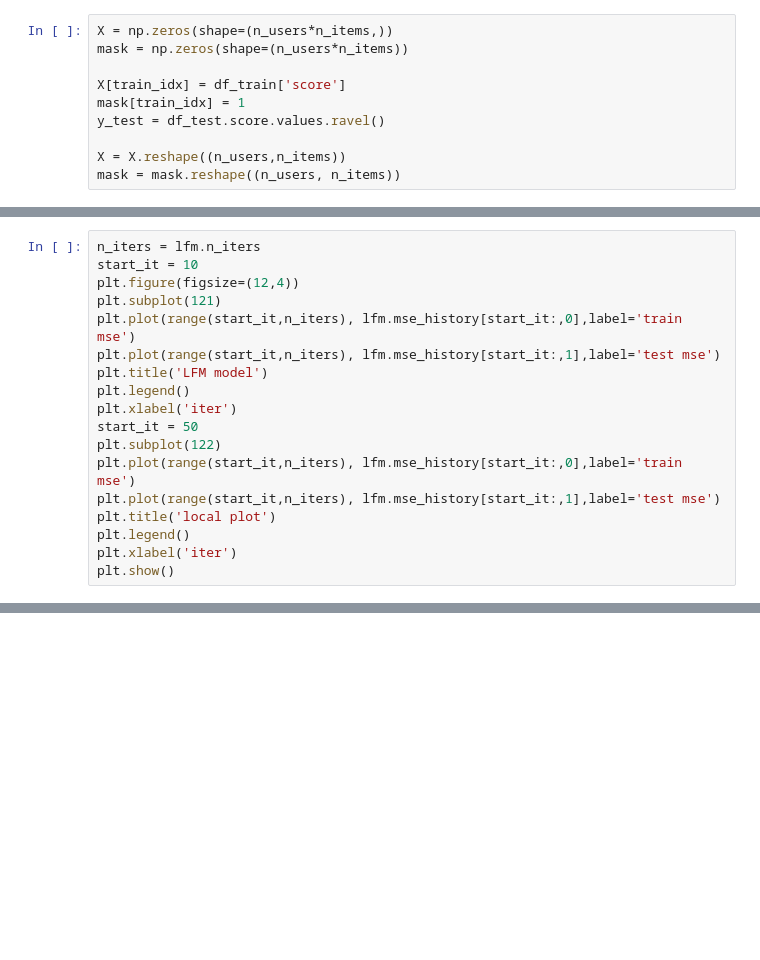
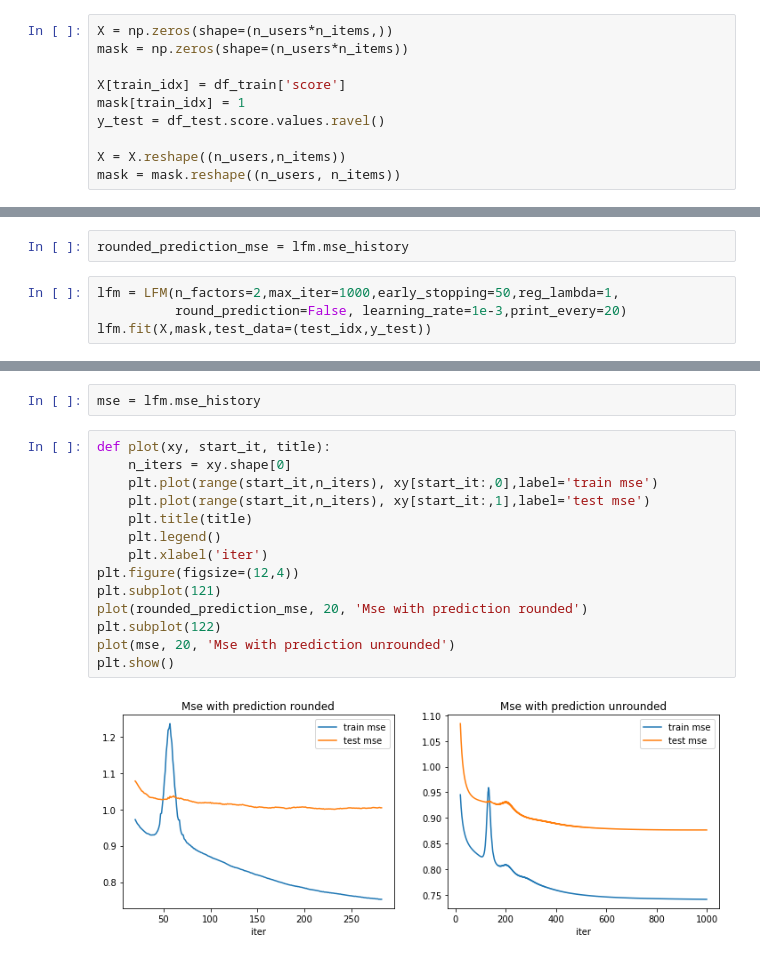
Before and after one commit to panjianning/TutorML, a Jupyter notebook: lfm_movielens.ipynb, the cells around one changed output, grey strips where cells are left out. Drawn from its saved outputs; the diff is of its cells as text; blank space fills up the shorter version.

```diff
--- a/lfm_movielens.ipynb
+++ b/lfm_movielens.ipynb
@@ -71,18 +68,0 @@ lfm.fit(X,mask,test_data=(test_idx,y_test))
-# %%
-n_iters = lfm.n_iters
-start_it = 10
-plt.figure(figsize=(12,4))
-plt.subplot(121)
-plt.plot(range(start_it,n_iters), lfm.mse_history[start_it:,0],label='train mse')
-plt.plot(range(start_it,n_iters), lfm.mse_history[start_it:,1],label='test mse')
-plt.title('LFM model')
-plt.legend()
-plt.xlabel('iter')
-start_it = 50
-plt.subplot(122)
-plt.plot(range(start_it,n_iters), lfm.mse_history[start_it:,0],label='train mse')
-plt.plot(range(start_it,n_iters), lfm.mse_history[start_it:,1],label='test mse')
-plt.title('local plot')
-plt.legend()
-plt.xlabel('iter')
-plt.show()
@@ -90,0 +69,6 @@ plt.show()
+# %%
+rounded_prediction_mse = lfm.mse_history
+# %%
+lfm = LFM(n_factors=2,max_iter=1000,early_stopping=50,reg_lambda=1,
+          round_prediction=False, learning_rate=1e-3,print_every=20)
+lfm.fit(X,mask,test_data=(test_idx,y_test))
@@ -90,0 +93,18 @@ plt.show()
+# %%
+mse = lfm.mse_history
+# %%
+def plot(xy, start_it, title):
+    n_iters = xy.shape[0]
+    plt.plot(range(start_it,n_iters), xy[start_it:,0],label='train mse')
+    plt.plot(range(start_it,n_iters), xy[start_it:,1],label='test mse')
+    plt.title(title)
+    plt.legend()
+    plt.xlabel('iter')
+plt.figure(figsize=(12,4))
+plt.subplot(121)
+plot(rounded_prediction_mse, 20, 'Mse with prediction rounded')
+plt.subplot(122)
+plot(mse, 20, 'Mse with prediction unrounded')
+plt.show()
+# %% [output]
+[figure, added]
```
Also changed, not shown: parts of 4 cells of this notebook.
